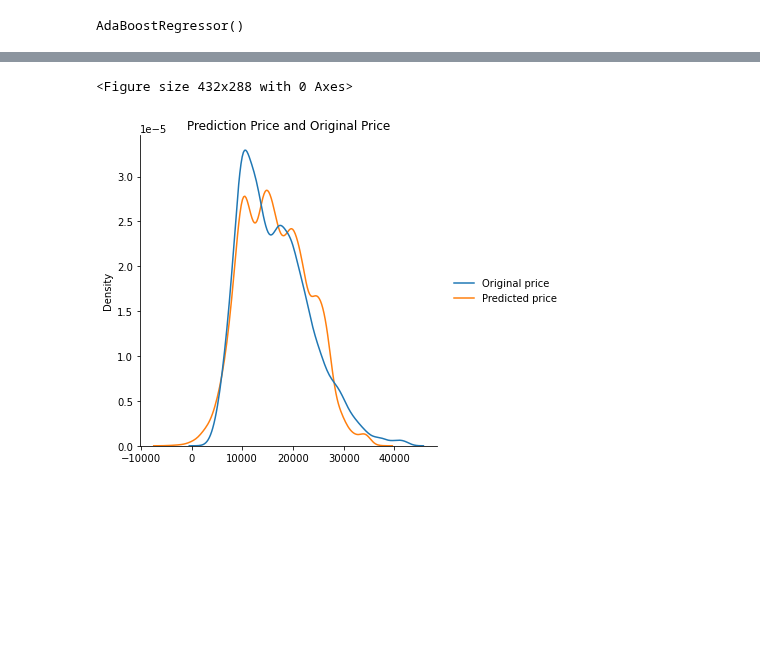
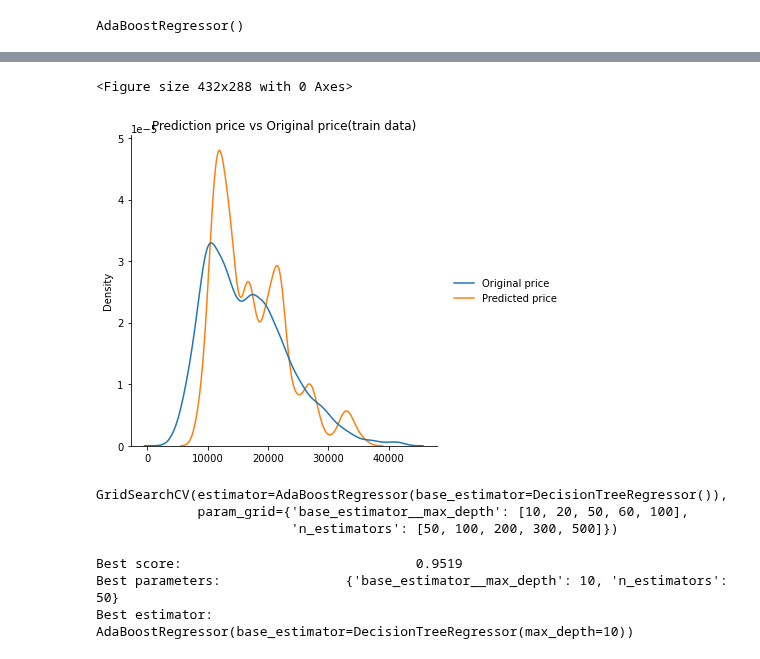
Before and after one commit to kai2128/DM_Assignment, a Jupyter notebook: algorithm/AdaBoostRegressor.ipynb, the cells around one changed output, grey strips where cells are left out. Saved outputs shown, nothing was run; the diff lists cells and outputs as text; code cells hidden in the pictures; blank space fills up the shorter version.

```diff
--- a/algorithm/AdaBoostRegressor.ipynb
+++ b/algorithm/AdaBoostRegressor.ipynb
@@ -23,6 +23,6 @@ plot_prediction_compare_ori(abr)
 # %%
 # prediction on train data
-plot_prediction_compare_ori(lr, X_train, y_train)
+plot_prediction_compare_ori(abr, X_train, y_train, title="Prediction price vs Original price(train data)")
 # %% [output]
 <Figure size 432x288 with 0 Axes>
-[figure, old version]
+[figure, new version]
@@ -30,0 +29,19 @@ from sklearn.grid_search import GridSearchCV
+# %%
+from sklearn.model_selection import GridSearchCV
+from sklearn.tree import DecisionTreeRegressor
+parameters={
+    'base_estimator__max_depth': [10, 20, 50, 60, 100],
+    'n_estimators': [50, 100, 200, 300, 500]
+}
+abr_tuned = GridSearchCV(AdaBoostRegressor(base_estimator=DecisionTreeRegressor()), parameters)
+abr_tuned.fit(X_train, y_train)
+# %% [output]
+GridSearchCV(estimator=AdaBoostRegressor(base_estimator=DecisionTreeRegressor()),
+             param_grid={'base_estimator__max_depth': [10, 20, 50, 60, 100],
+                         'n_estimators': [50, 100, 200, 300, 500]})
+# %%
+gs_report(abr_tuned)
+# %% [output]
+Best score:                              0.9519
+Best parameters:                {'base_estimator__max_depth': 10, 'n_estimators': 50}
+Best estimator:                 AdaBoostRegressor(base_estimator=DecisionTreeRegressor(max_depth=10))
```
Also changed, not shown: parts of 15 cells of this notebook, 3 other files.
